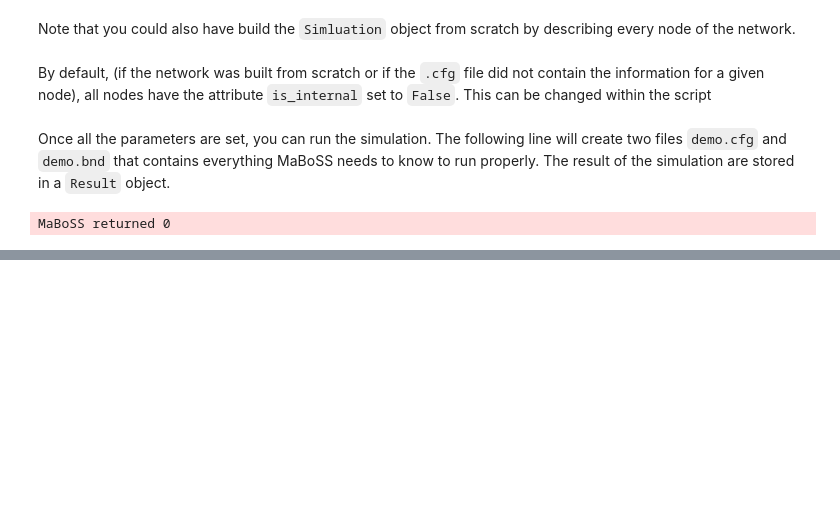
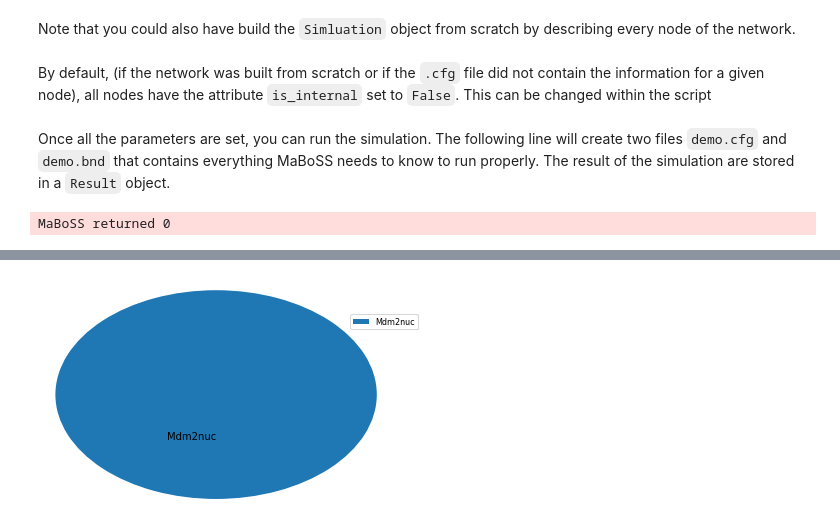
Before and after one commit to thenlevy/pyMaBoSS, a Jupyter notebook: Tutorial.ipynb, the cells around one changed output, grey strips where cells are left out. Saved outputs shown, nothing was run; the diff lists cells and outputs as text; code cells hidden in the pictures; blank space fills up the shorter version.

```diff
--- a/Tutorial.ipynb
+++ b/Tutorial.ipynb
@@ -54,0 +65,4 @@ demo_results.plot_piechart()
+# %%
+mutant_res.plot_piechart()
+# %% [output]
+[figure, added]
```
Also changed, not shown: parts of 7 cells of this notebook, 1 other file.
